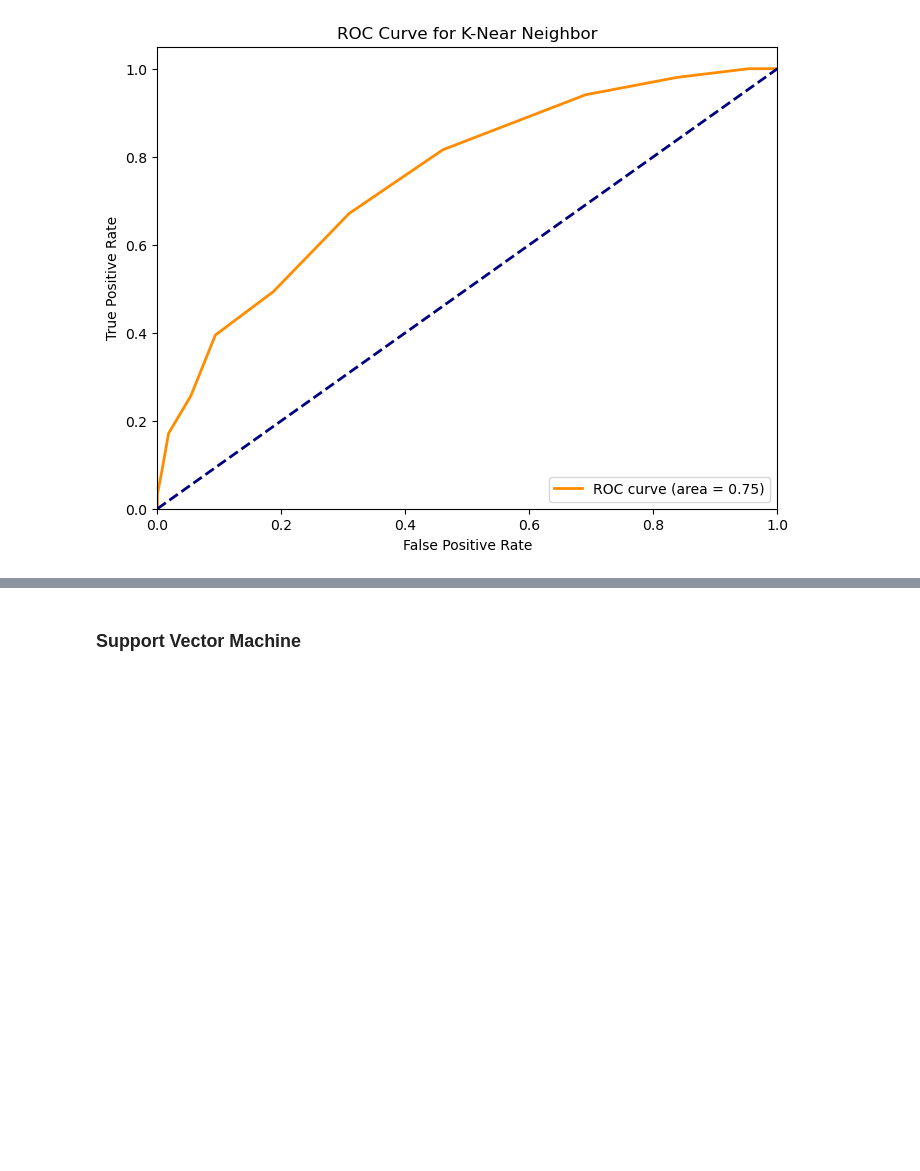
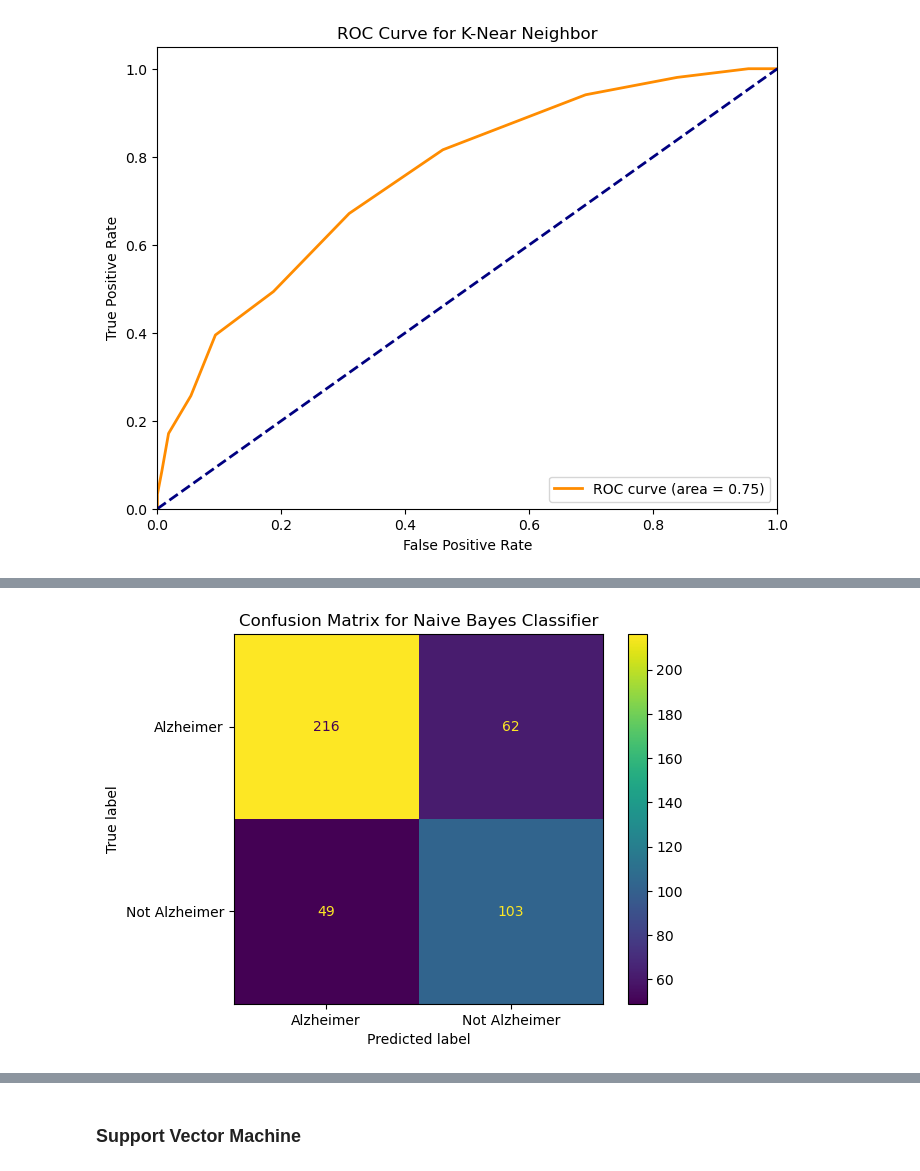
Before and after one commit to barissucuoglu/Data-Science-Playground, a Jupyter notebook: ML/Alzheimer's Disease Prediction.ipynb, the cells around one changed output, grey strips where cells are left out. Drawn from its saved outputs; the diff is of its cells as text; code cells hidden in the pictures; blank space fills up the shorter version.

```diff
--- a/ML/Alzheimer's Disease Prediction.ipynb
+++ b/ML/Alzheimer's Disease Prediction.ipynb
@@ -1286,0 +1317,4 @@ plot_roc_curve("K-Near Neighbor", y_test, knn_proba)
+# %%
+display_conf_matrix(model_name="Naive Bayes Classifier", y_true=y_test, predictions=nb_pred)
+# %% [output]
+[figure, added]
```
Also changed, not shown: parts of 65 cells of this notebook.
